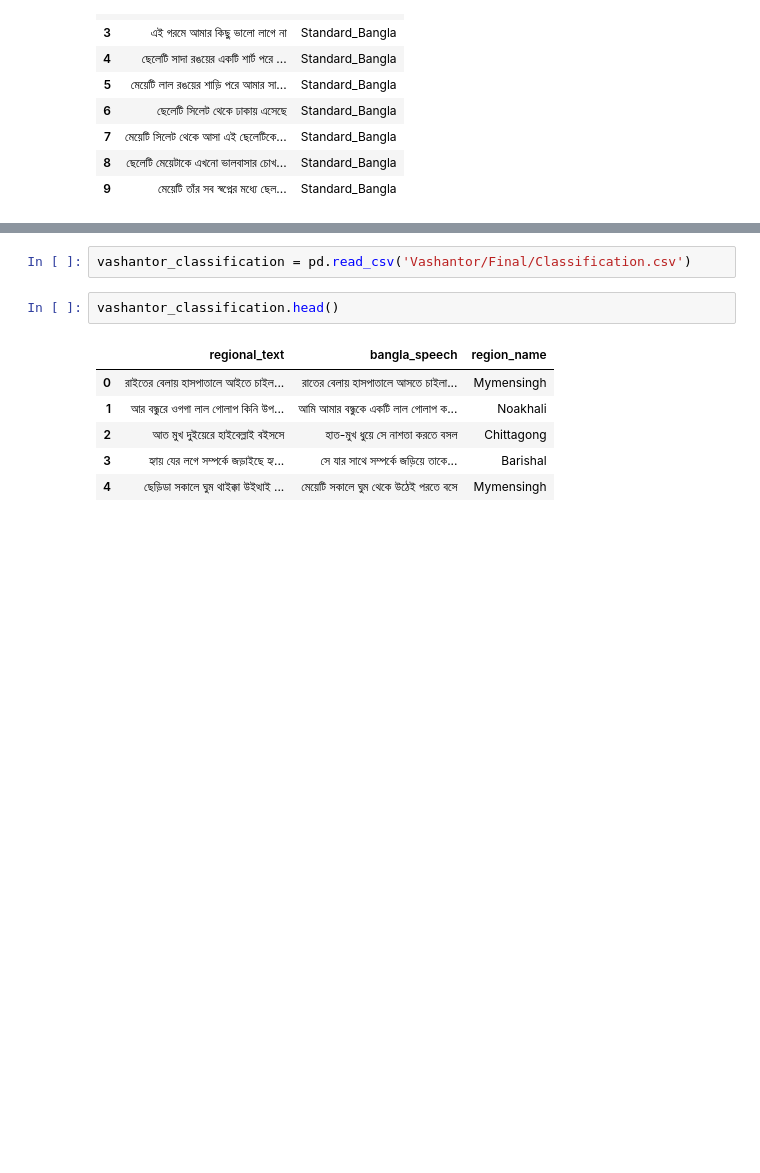
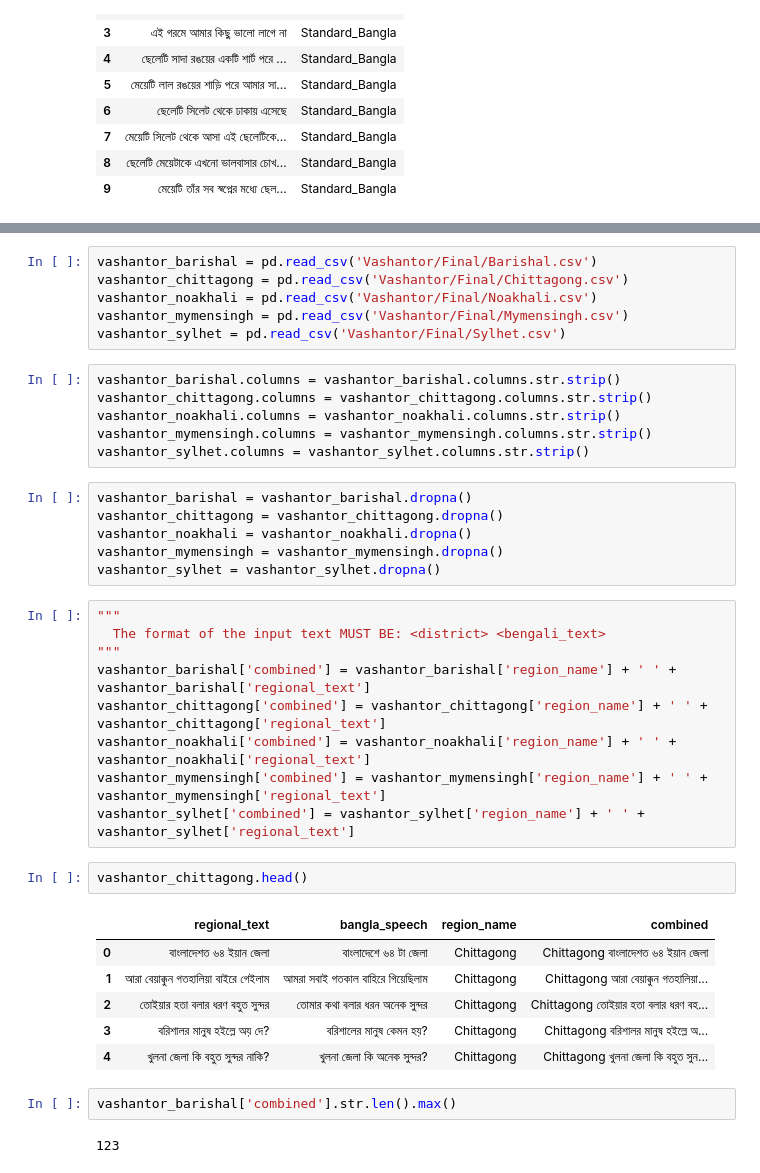
Before and after one commit to farhanarrafi/proto-language-reconstruction-using-bengali-dialects, a Jupyter notebook: colab/Proto_language_reconstruction.ipynb, the cells around one changed output, grey strips where cells are left out. Saved outputs shown, nothing was run; the diff lists cells and outputs as text; blank space fills up the shorter version.

```diff
--- a/colab/Proto_language_reconstruction.ipynb
+++ b/colab/Proto_language_reconstruction.ipynb
@@ -107,12 +105,41 @@ vashantor_barishal = pd.read_csv('Vashantor/Final/Barishal.csv')
-# %%
-vashantor_classification = pd.read_csv('Vashantor/Final/Classification.csv')
+# %%
+vashantor_barishal = pd.read_csv('Vashantor/Final/Barishal.csv')
+vashantor_chittagong = pd.read_csv('Vashantor/Final/Chittagong.csv')
+vashantor_noakhali = pd.read_csv('Vashantor/Final/Noakhali.csv')
+vashantor_mymensingh = pd.read_csv('Vashantor/Final/Mymensingh.csv')
+vashantor_sylhet = pd.read_csv('Vashantor/Final/Sylhet.csv')
+# %%
+vashantor_barishal.columns = vashantor_barishal.columns.str.strip()
+vashantor_chittagong.columns = vashantor_chittagong.columns.str.strip()
+vashantor_noakhali.columns = vashantor_noakhali.columns.str.strip()
+vashantor_mymensingh.columns = vashantor_mymensingh.columns.str.strip()
+vashantor_sylhet.columns = vashantor_sylhet.columns.str.strip()
+# %%
+vashantor_barishal = vashantor_barishal.dropna()
+vashantor_chittagong = vashantor_chittagong.dropna()
+vashantor_noakhali = vashantor_noakhali.dropna()
+vashantor_mymensingh = vashantor_mymensingh.dropna()
+vashantor_sylhet = vashantor_sylhet.dropna()
+# %%
+"""
+  The format of the input text MUST BE: <district> <bengali_text>
+"""
+vashantor_barishal['combined'] = vashantor_barishal['region_name'] + ' ' + vashantor_barishal['regional_text']
+vashantor_chittagong['combined'] = vashantor_chittagong['region_name'] + ' ' + vashantor_chittagong['regional_text']
+vashantor_noakhali['combined'] = vashantor_noakhali['region_name'] + ' ' + vashantor_noakhali['regional_text']
+vashantor_mymensingh['combined'] = vashantor_mymensingh['region_name'] + ' ' + vashantor_mymensingh['regional_text']
+vashantor_sylhet['combined'] = vashantor_sylhet['region_name'] + ' ' + vashantor_sylhet['regional_text']
 # %%
-vashantor_classification.head()
+vashantor_chittagong.head()
 # %% [output]
-|  | regional_text | bangla_speech | region_name |
-| 0 | রাইতের বেলায় হাসপাতালে আইতে চাইল... | রাতের বেলায় হাসপাতালে আসতে চাইলা... | Mymensingh |
-| 1 | আর বন্ধুরে ওগগা লাল গোলাপ কিনি উপ... | আমি আমার বন্ধুকে একটি লাল গোলাপ ক... | Noakhali |
-| 2 | আত মুখ দুইয়েরে হাইবেল্লাই বইসসে | হাত-মুখ ধুয়ে সে নাশতা করতে বসল | Chittagong |
-| 3 | হ্যায় যের লগে সম্পর্কে জড়াইছে হ্য... | সে যার সাথে সম্পর্কে জড়িয়ে তাকে... | Barishal |
-| 4 | ছেড়িডা সকালে ঘুম থাইক্কা উইত্থাই ... | মেয়েটি সকালে ঘুম থেকে উঠেই পরতে বসে | Mymensingh |
+|  | regional_text | bangla_speech | region_name | combined |
+| 0 | বাংলাদেশত ৬৪ ইয়ান জেলা | বাংলাদেশে ৬৪ টা জেলা | Chittagong | Chittagong বাংলাদেশত ৬৪ ইয়ান জেলা |
+| 1 | আরা বেয়াক্কুন গতহালিয়া বাইরে গেইলাম | আমরা সবাই গতকাল বাহিরে গিয়েছিলাম | Chittagong | Chittagong আরা বেয়াক্কুন গতহালিয়া... |
+| 2 | তোইয়ার হতা বলার ধরণ বহুত সুন্দর | তোমার কথা বলার ধরন অনেক সুন্দর | Chittagong | Chittagong তোইয়ার হতা বলার ধরণ বহ... |
+| 3 | বরিশালর মানুষ হইল্লে অয় দে? | বরিশালের মানুষ কেমন হয়? | Chittagong | Chittagong বরিশালর মানুষ হইল্লে অ... |
+| 4 | খুলনা জেলা কি বহুত সুন্দর নাকি? | খুলনা জেলা কি অনেক সুন্দর? | Chittagong | Chittagong খুলনা জেলা কি বহুত সুন... |
+# %%
+vashantor_barishal['combined'].str.len().max()
+# %% [output]
+123
 # %%
```
Also changed, not shown: parts of 15 cells of this notebook.
